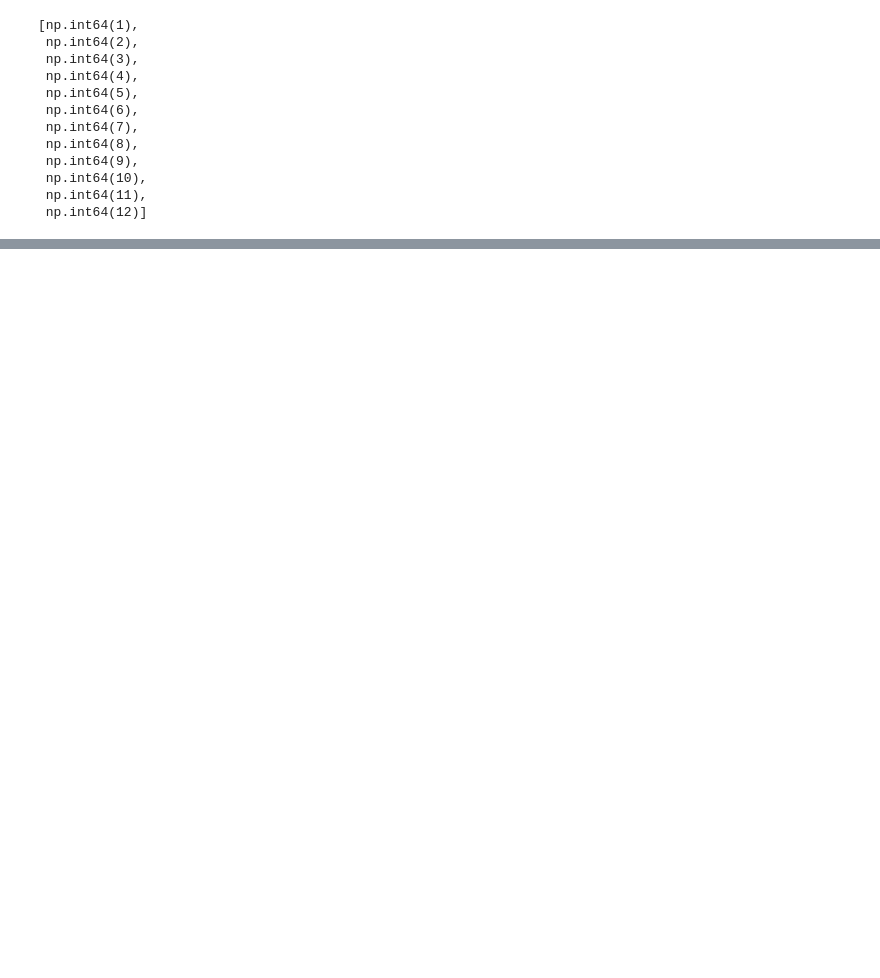
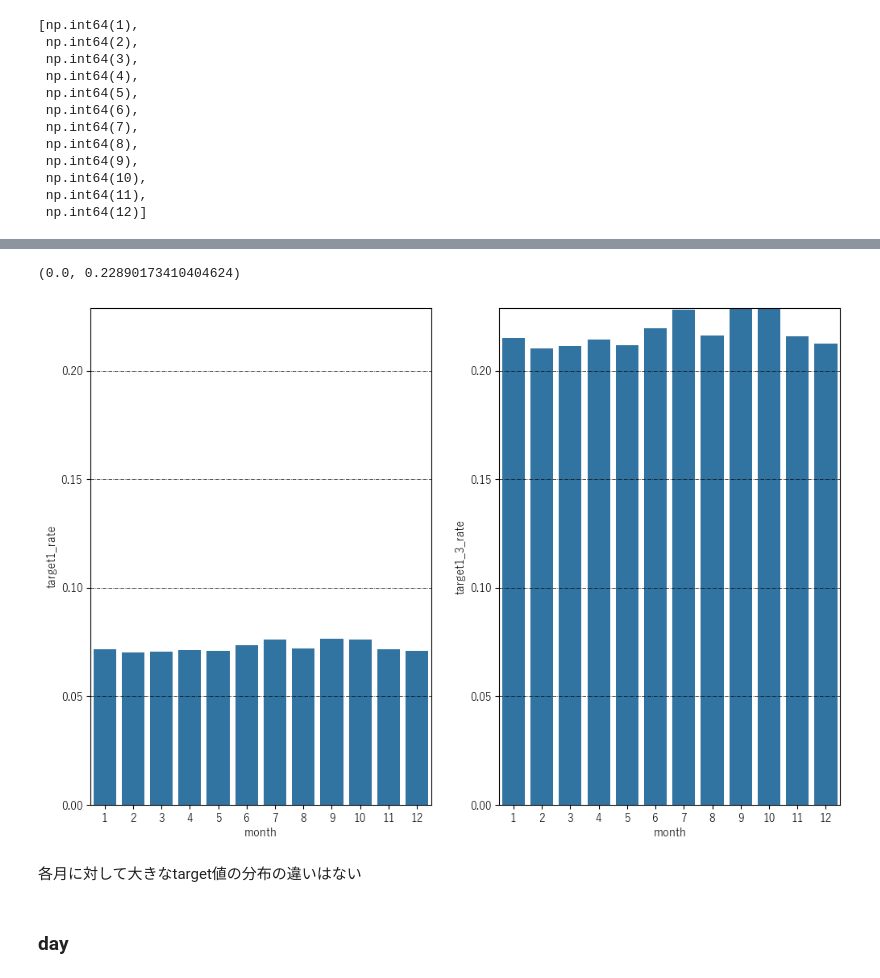
Before and after one commit to NaganagaKen/HORSE_RACING, a Jupyter notebook: horse_race_eda.ipynb, the cells around one changed output, grey strips where cells are left out. Cells and saved outputs as stored; diff of their text form; code cells hidden in the pictures; blank space fills up the shorter version.

```diff
--- a/horse_race_eda.ipynb
+++ b/horse_race_eda.ipynb
@@ -154,0 +202,23 @@ Text(0.5, 1.0, 'Count of racing ')
+# %%
+tmp = df.groupby(["month"])[["target1", "target1_3"]].sum().sort_index()
+tmp = pd.concat([tmp, df["month"].value_counts()], axis=1)
+tmp["target1_rate"] = tmp.target1 / tmp["count"]
+tmp["target1_3_rate"] = tmp.target1_3 / tmp["count"]
+
+f, axes = plt.subplots(1, 2, figsize=(12, 8))
+ymax = max(tmp["target1_3_rate"].max(), tmp["target1_rate"].max())
+
+sns.barplot(tmp, x=tmp.index, y="target1_rate", ax=axes[0])
+axes[0].grid(color="black", linestyle="-.", linewidth=0.5, axis="y", which="major")
+sns.barplot(tmp, x=tmp.index, y="target1_3_rate", ax=axes[1])
+axes[1].grid(color="black", linestyle="-.", linewidth=0.5, axis="y", which="major")
+
+axes[0].set_ylim(0, ymax)
+axes[1].set_ylim(0, ymax)
+# %% [output]
+(0.0, 0.22890173410404624)
+[figure, added]
+# %% [markdown]
+各月に対して大きなtarget値の分布の違いはない
+# %% [markdown]
+### day
```
Also changed, not shown: parts of 149 cells of this notebook, 4 other files.
